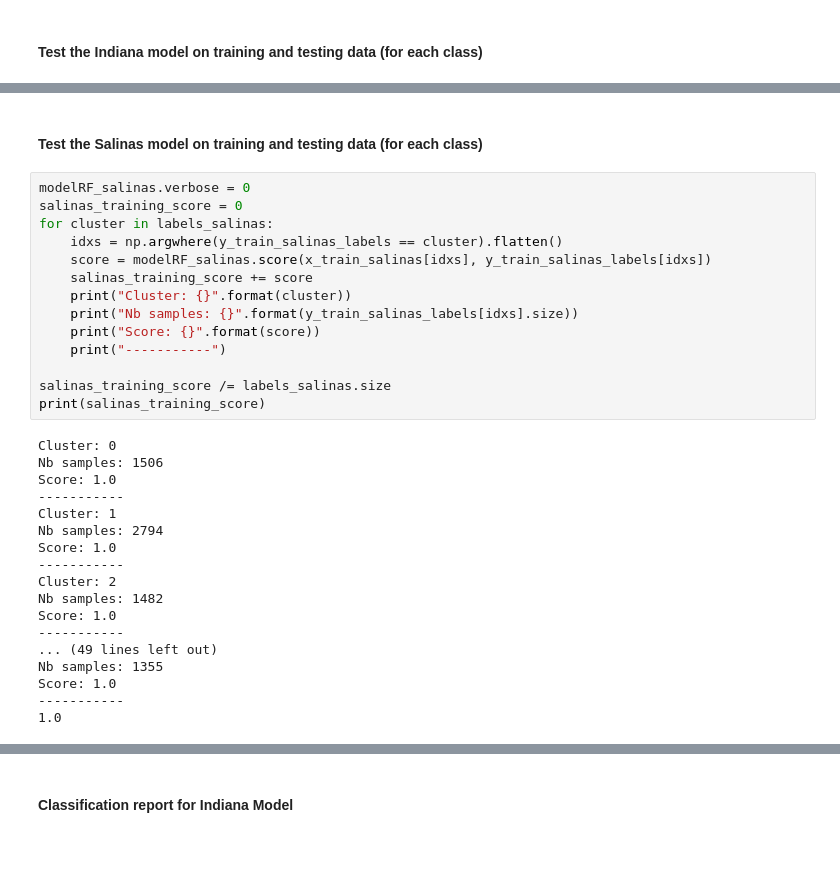
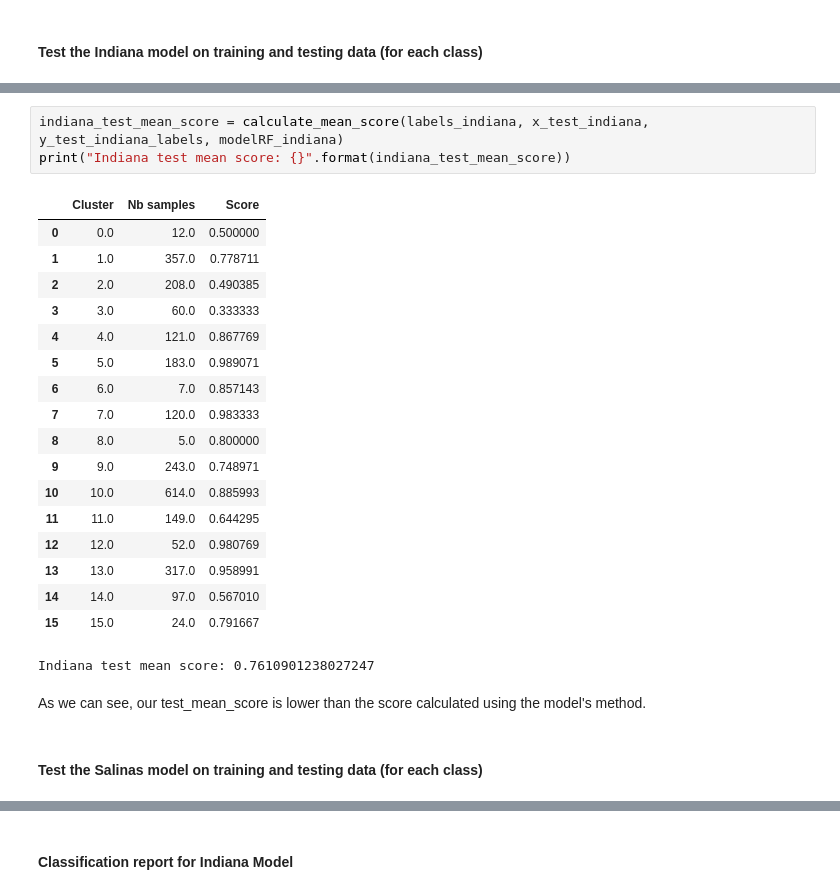
Before and after one commit to SabineHU/projet-IML, a Jupyter notebook: src/supervised_random_forest_classifier.ipynb, the cells around one changed output, grey strips where cells are left out. Drawn from its saved outputs; the diff is of its cells as text; blank space fills up the shorter version.

```diff
--- a/src/supervised_random_forest_classifier.ipynb
+++ b/src/supervised_random_forest_classifier.ipynb
@@ -303,34 +245,26 @@ Score: 0.75
+# %%
+indiana_test_mean_score = calculate_mean_score(labels_indiana, x_test_indiana, y_test_indiana_labels, modelRF_indiana)
+print("Indiana test mean score: {}".format(indiana_test_mean_score))
+# %% [output]
+|  | Cluster | Nb samples | Score |
+| 0 | 0.0 | 12.0 | 0.500000 |
+| 1 | 1.0 | 357.0 | 0.778711 |
+| 2 | 2.0 | 208.0 | 0.490385 |
+| 3 | 3.0 | 60.0 | 0.333333 |
+| 4 | 4.0 | 121.0 | 0.867769 |
+| 5 | 5.0 | 183.0 | 0.989071 |
+| 6 | 6.0 | 7.0 | 0.857143 |
+| 7 | 7.0 | 120.0 | 0.983333 |
+| 8 | 8.0 | 5.0 | 0.800000 |
+| 9 | 9.0 | 243.0 | 0.748971 |
+| 10 | 10.0 | 614.0 | 0.885993 |
+| 11 | 11.0 | 149.0 | 0.644295 |
+| 12 | 12.0 | 52.0 | 0.980769 |
+| 13 | 13.0 | 317.0 | 0.958991 |
+| 14 | 14.0 | 97.0 | 0.567010 |
+| 15 | 15.0 | 24.0 | 0.791667 |
+Indiana test mean score: 0.7610901238027247
+# %% [markdown]
+As we can see, our test_mean_score is lower than the score calculated using the model's method.
 # %% [markdown]
 #### Test the Salinas model on training and testing data (for each class)
-# %%
-modelRF_salinas.verbose = 0
-salinas_training_score = 0
-for cluster in labels_salinas:
-    idxs = np.argwhere(y_train_salinas_labels == cluster).flatten()
-    score = modelRF_salinas.score(x_train_salinas[idxs], y_train_salinas_labels[idxs])
-    salinas_training_score += score
-    print("Cluster: {}".format(cluster))
-    print("Nb samples: {}".format(y_train_salinas_labels[idxs].size))
-    print("Score: {}".format(score))
-    print("-----------")
-
-salinas_training_score /= labels_salinas.size
-print(salinas_training_score)
-# %% [output]
-Cluster: 0
-Nb samples: 1506
-Score: 1.0
------------
-Cluster: 1
-Nb samples: 2794
-Score: 1.0
------------
-Cluster: 2
-Nb samples: 1482
-Score: 1.0
------------
-... (49 lines left out)
-Nb samples: 1355
-Score: 1.0
------------
-1.0
```
Also changed, not shown: parts of 57 cells of this notebook, 4 other files.
